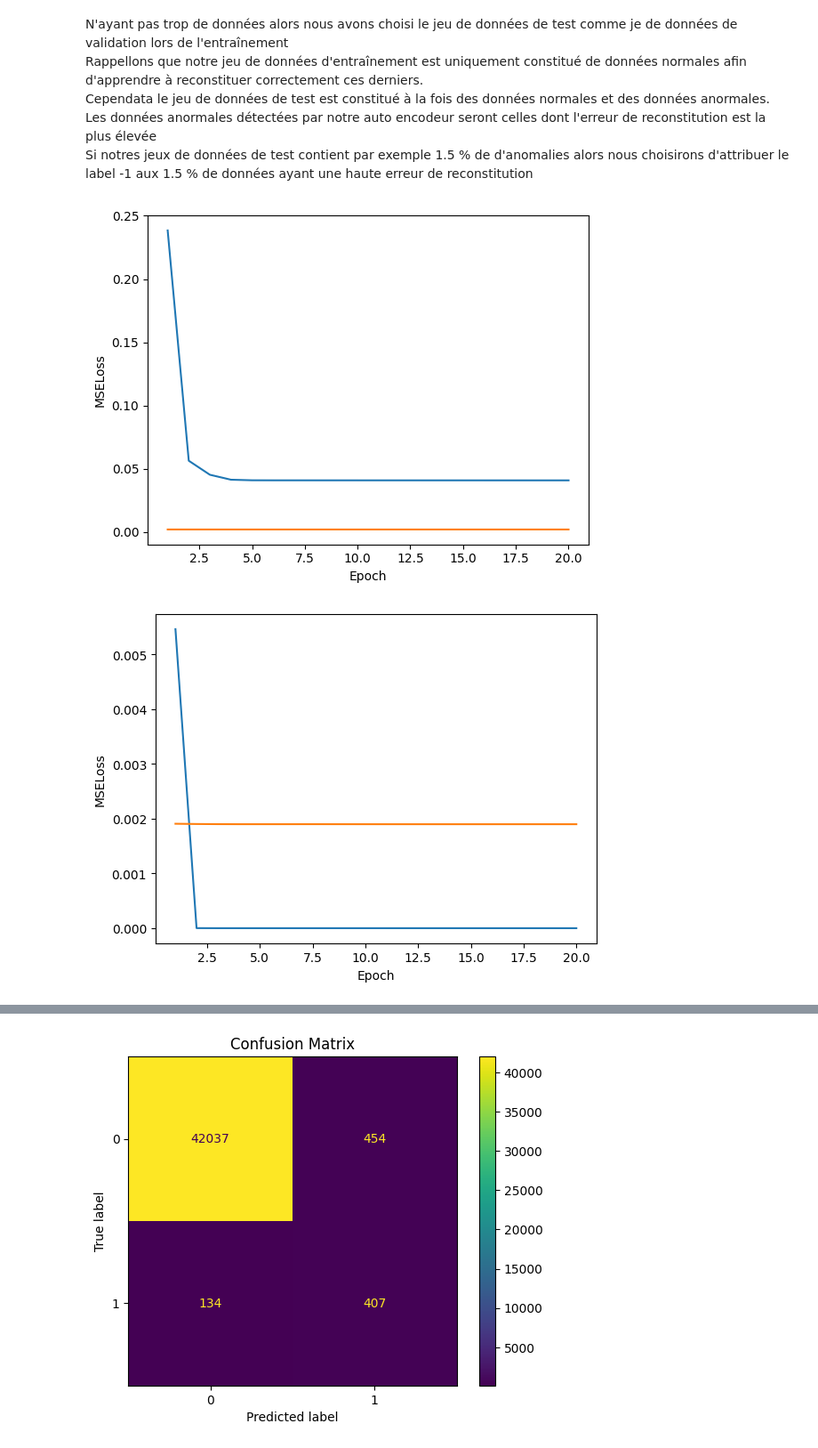
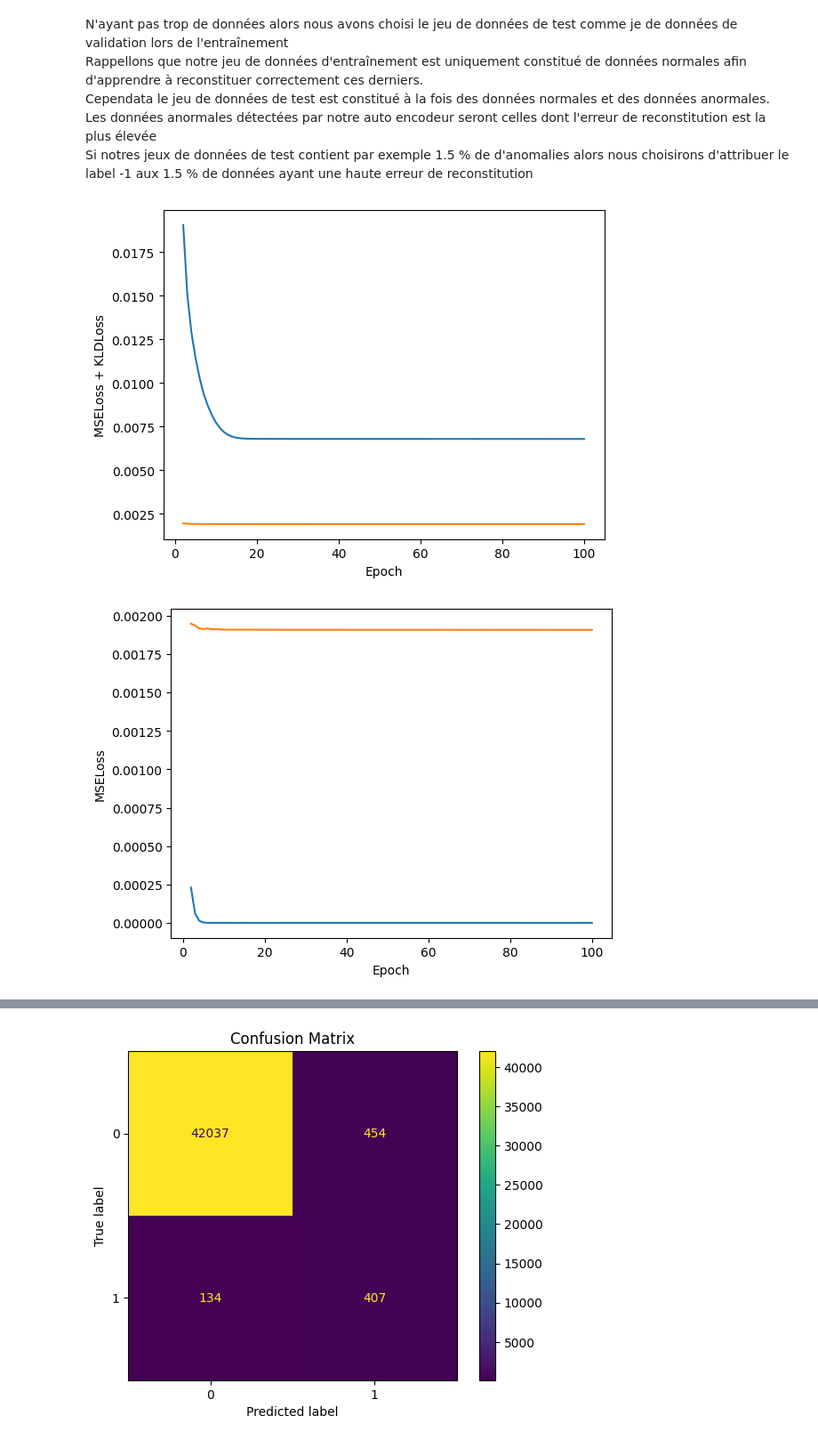
Before and after one commit to dahsie/anomalie_detection, a Jupyter notebook: src/variational auto encoder.ipynb, the cells around one changed output, grey strips where cells are left out. Shown: that part at 89% size. Drawn from its saved outputs; the diff is of its cells as text; code cells hidden in the pictures.

```diff
--- a/src/variational auto encoder.ipynb
+++ b/src/variational auto encoder.ipynb
@@ -206,9 +214,11 @@ class Encoder(nn.Module):
         super(Encoder,self).__init__()
 
         self.fc1=nn.Linear(in_features=input_size,out_features=25)
+        self.layer_norm1=nn.LayerNorm(25)
         self.relu1=nn.ReLU()
         self.dropout1=nn.Dropout(dropout)
         self.fc2=nn.Linear(in_features=25,out_features=20)
+        self.layer_norm2=nn.LayerNorm(20)
         self.relu2=nn.ReLU()
         self.fc3=nn.Linear(in_features=20,out_features=15)
         self.relu3=nn.ReLU()
@@ -222,9 +232,9 @@ class Encoder(nn.Module):
 
 
     def forward(self,inputs: Tensor) -> Tensor:
-        x=self.relu1(self.fc1(inputs))
+        x=self.relu1(self.layer_norm1(self.fc1(inputs)))
         x=self.dropout1(x)
-        x= self.relu2(self.fc2(x))
+        x= self.relu2(self.layer_norm2(self.fc2(x)))
         x= self.relu3(self.fc3(x))
         x=self.dropout2(x)
 
@@ -246,10 +256,14 @@ class Decoder(nn.Module):
         self.relu1=nn.LeakyReLU(0.1)
         self.dropout1=nn.Dropout(dropout)
         self.fc2=nn.Linear(in_features=15,out_features=20)
+        self.layer_norm3=nn.LayerNorm(20)
         self.relu2=nn.LeakyReLU(0.1)
+
         self.fc3=nn.Linear(in_features=20,out_features=25)
+        self.layer_norm4=nn.LayerNorm(25)
         self.relu3=nn.LeakyReLU(0.1)
         self.dropout2=nn.Dropout(dropout)
+
         self.fc4=nn.Linear(in_features=25,out_features=output_size)
 
         self.device= torch.device("cuda") if device=="cuda" else torch.device("cpu")
@@ -259,8 +273,8 @@ class Decoder(nn.Module):
     def forward(self,inputs: Tensor) -> Tensor:
         x=self.relu1(self.fc1(inputs))
         x=self.dropout1(x)
-        x= self.relu2(self.fc2(x))
-        x= self.relu3(self.fc3(x))
+        x= self.relu2(self.layer_norm3(self.fc2(x)))
+        x= self.relu3(self.layer_norm4(self.fc3(x)))
         x=self.dropout2(x)
         x=self=self.fc4(x)
 
@@ -520,19 +534,19 @@ xtest, ytest = dataset.get_test_data()
 #Creation de DataLoader pytorch (Just un objet qui permet d'itérer plus faciler sur l'entièreté de la dataset)
 pytorch_train_dataset = AE_Dataset(xtrain)
 pytorch_test_dataset = AE_Dataset(xtest)
-train_loader=DataLoader(dataset=pytorch_train_dataset,batch_size=100)
-test_loader=DataLoader(dataset=pytorch_test_dataset,batch_size=10)
+train_loader=DataLoader(dataset=pytorch_train_dataset,batch_size=500,num_workers=14)
+test_loader=DataLoader(dataset=pytorch_test_dataset,batch_size=100,num_workers=14)
 
 #Creation de modeèle
 model=AutoEncoder(input_size=29,latent_size=10,output_size=29,contamination=0.02,dropout=0.3,device="cuda")
 
 #Creation des paramètres d'entrînement du modèle
 optimizer=optim.AdamW(lr=1e-2, params=model.parameters()) # Optimiseur
-scheduler = LinearLR(optimizer, start_factor=1e-1, end_factor=1e-4, total_iters=20) # Permet de changer le learning rate au cours de l'apprentissage
+scheduler = LinearLR(optimizer, start_factor=1e-1, end_factor=1e-4, total_iters=100) # Permet de changer le learning rate au cours de l'apprentissage
 
                                                                                     #Plus on se rapproche du minimun plus le learning devient faible afin d'éviter les rebond et d'assurer la convergence vers le minimum
 
 
-history=model.fit(train_loader,test_loader,optimizer,scheduler,epochs=20)#Entraînement du modèle
+history=model.fit(train_loader,test_loader,optimizer,scheduler,epochs=100)#Entraînement du modèle
 # %% [output]
 EPOCHS : 1
@@ -560,27 +574,27 @@ Cependata le jeu de données de test est constitué à la fois des données norm
 Si notres jeux de données de test contient par exemple 1.5 % de d'anomalies alors nous choisirons d'attribuer le label -1 aux 1.5 % de données ayant une haute erreur de reconstitution
 # %%
 n=len(history['total_train_curve'])
-epoch=[i for i in range(1,n+1)]
-plt.plot(epoch,history['total_train_curve'],label="Training curve")
-plt.plot(epoch,history['total_val_curve'],label="Validation curve")
+epoch=[i for i in range(2,n+1)]
+plt.plot(epoch,history['total_train_curve'][1:],label="Training curve")
+plt.plot(epoch,history['total_val_curve'][1:],label="Validation curve")
 
-plt.ylabel("MSELoss")
+plt.ylabel("MSELoss + KLDLoss")
 plt.xlabel("Epoch")
 
 plt.show()
 # %% [output]
-[figure, old version]
+[figure, new version]
 # %%
 n=len(history['total_train_curve'])
-epoch=[i for i in range(1,n+1)]
-plt.plot(epoch,history['recons_train_curve'],label="Training curve")
-plt.plot(epoch,history['recons_val_curve'],label="Validation curve")
+epoch=[i for i in range(2,n+1)]
+plt.plot(epoch,history['recons_train_curve'][1:],label="Training curve")
+plt.plot(epoch,history['recons_val_curve'][1:],label="Validation curve")
 
 plt.ylabel("MSELoss")
 plt.xlabel("Epoch")
 
 plt.show()
 # %% [output]
-[figure, old version]
+[figure, new version]
 # %%
 n=len(history['total_train_curve'])
```
Also changed, not shown: parts of 5 cells of this notebook.
